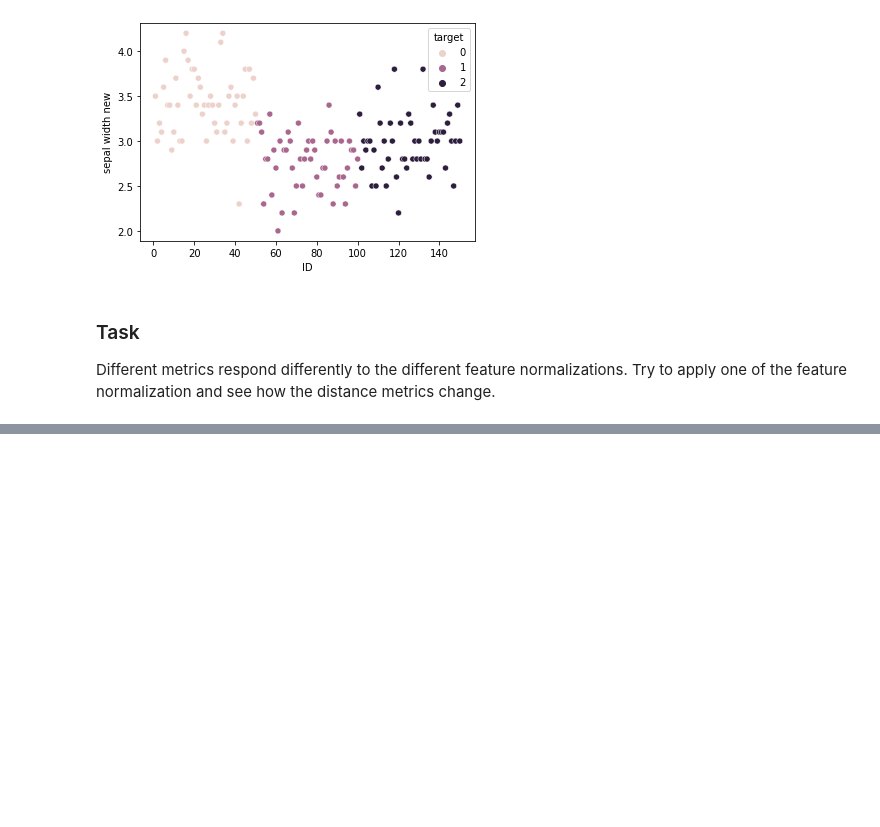
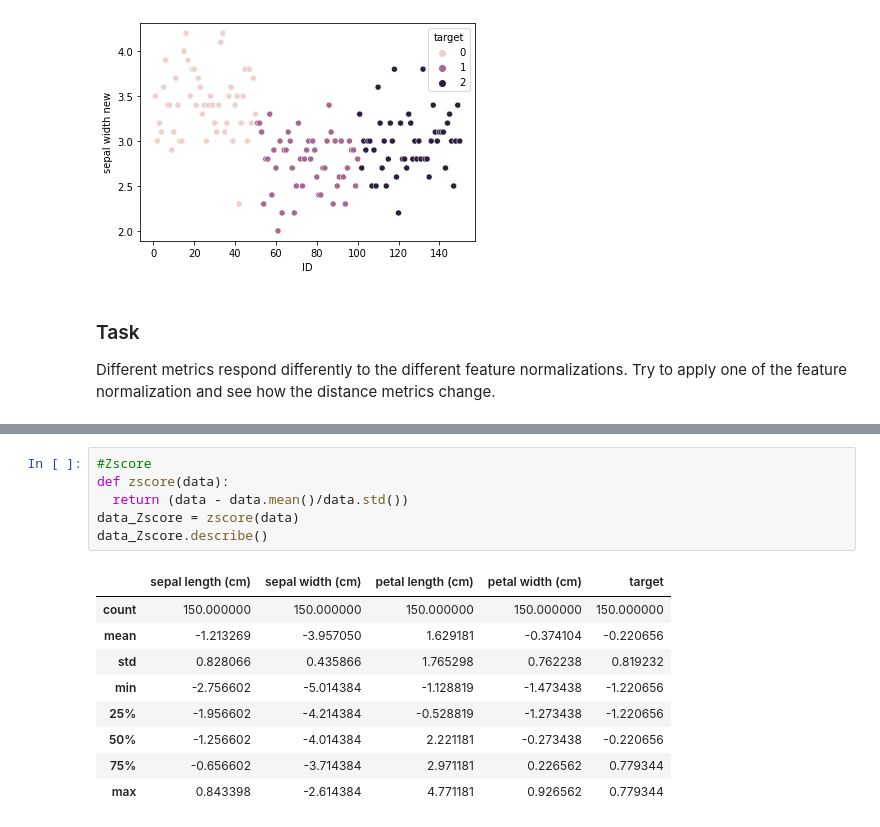
Before and after one commit to Samarth1410/Samarth, a Jupyter notebook: M2L1.ipynb, the cells around one changed output, grey strips where cells are left out. Saved outputs shown, nothing was run; the diff lists cells and outputs as text; blank space fills up the shorter version.

```diff
--- a/M2L1.ipynb
+++ b/M2L1.ipynb
@@ -1044,0 +1087,16 @@ Different metrics respond differently to the different feature normalizations. T
+# %%
+#Zscore
+def zscore(data):
+  return (data - data.mean()/data.std())
+data_Zscore = zscore(data)
+data_Zscore.describe()
+# %% [output]
+|  | sepal length (cm) | sepal width (cm) | petal length (cm) | petal width (cm) | target |
+| count | 150.000000 | 150.000000 | 150.000000 | 150.000000 | 150.000000 |
+| mean | -1.213269 | -3.957050 | 1.629181 | -0.374104 | -0.220656 |
+| std | 0.828066 | 0.435866 | 1.765298 | 0.762238 | 0.819232 |
+| min | -2.756602 | -5.014384 | -1.128819 | -1.473438 | -1.220656 |
+| 25% | -1.956602 | -4.214384 | -0.528819 | -1.273438 | -1.220656 |
+| 50% | -1.256602 | -4.014384 | 2.221181 | -0.273438 | -0.220656 |
+| 75% | -0.656602 | -3.714384 | 2.971181 | 0.226562 | 0.779344 |
+| max | 0.843398 | -2.614384 | 4.771181 | 0.926562 | 0.779344 |
```
Also changed, not shown: parts of 11 cells of this notebook.
